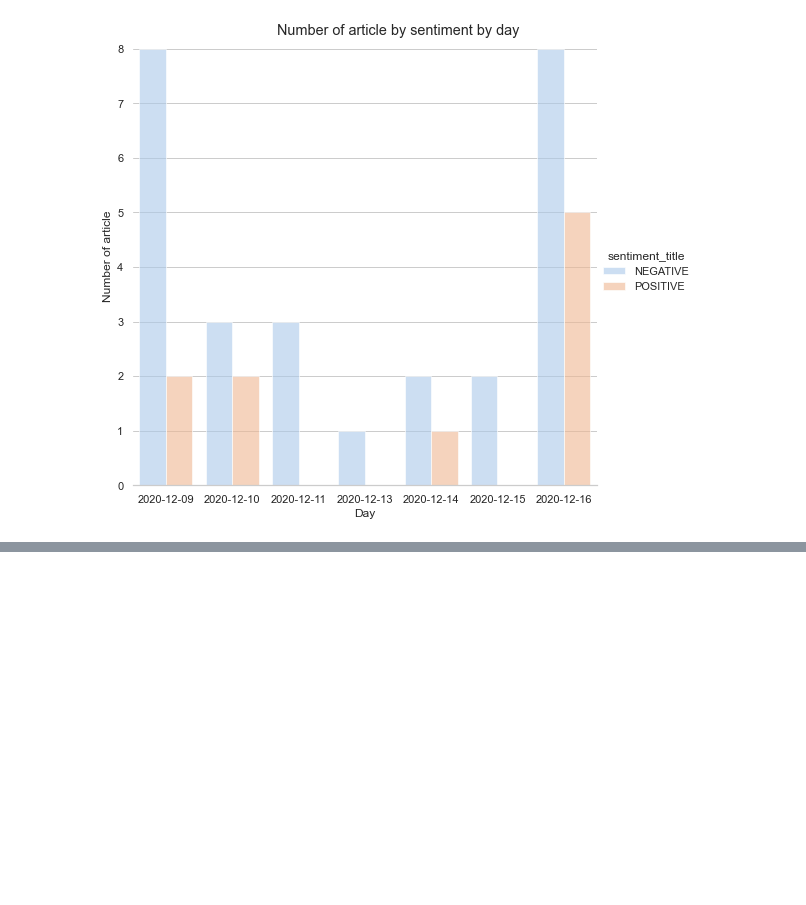
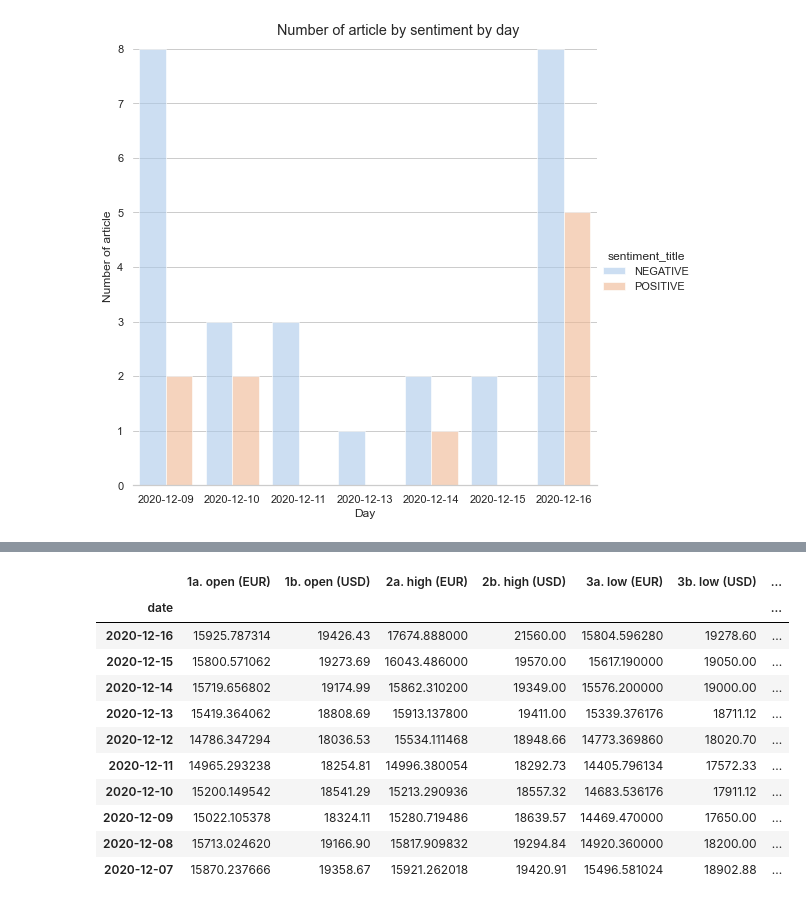
Before and after one commit to alchekroun/nlp-article, a Jupyter notebook: Comparative_analysis.ipynb, the cells around one changed output, grey strips where cells are left out. Drawn from its saved outputs; the diff is of its cells as text; code cells hidden in the pictures; blank space fills up the shorter version.

```diff
--- a/Comparative_analysis.ipynb
+++ b/Comparative_analysis.ipynb
@@ -34,0 +94,15 @@ True
+# %%
+data_to_plot
+# %% [output]
+|  | 1a. open (EUR) | 1b. open (USD) | 2a. high (EUR) | 2b. high (USD) | 3a. low (EUR) | 3b. low (USD) | ... |
+| date |  |  |  |  |  |  | ... |
+| 2020-12-16 | 15925.787314 | 19426.43 | 17674.888000 | 21560.00 | 15804.596280 | 19278.60 | ... |
+| 2020-12-15 | 15800.571062 | 19273.69 | 16043.486000 | 19570.00 | 15617.190000 | 19050.00 | ... |
+| 2020-12-14 | 15719.656802 | 19174.99 | 15862.310200 | 19349.00 | 15576.200000 | 19000.00 | ... |
+| 2020-12-13 | 15419.364062 | 18808.69 | 15913.137800 | 19411.00 | 15339.376176 | 18711.12 | ... |
+| 2020-12-12 | 14786.347294 | 18036.53 | 15534.111468 | 18948.66 | 14773.369860 | 18020.70 | ... |
+| 2020-12-11 | 14965.293238 | 18254.81 | 14996.380054 | 18292.73 | 14405.796134 | 17572.33 | ... |
+| 2020-12-10 | 15200.149542 | 18541.29 | 15213.290936 | 18557.32 | 14683.536176 | 17911.12 | ... |
+| 2020-12-09 | 15022.105378 | 18324.11 | 15280.719486 | 18639.57 | 14469.470000 | 17650.00 | ... |
+| 2020-12-08 | 15713.024620 | 19166.90 | 15817.909832 | 19294.84 | 14920.360000 | 18200.00 | ... |
+| 2020-12-07 | 15870.237666 | 19358.67 | 15921.262018 | 19420.91 | 15496.581024 | 18902.88 | ... |
```
Also changed, not shown: parts of 8 cells of this notebook.
